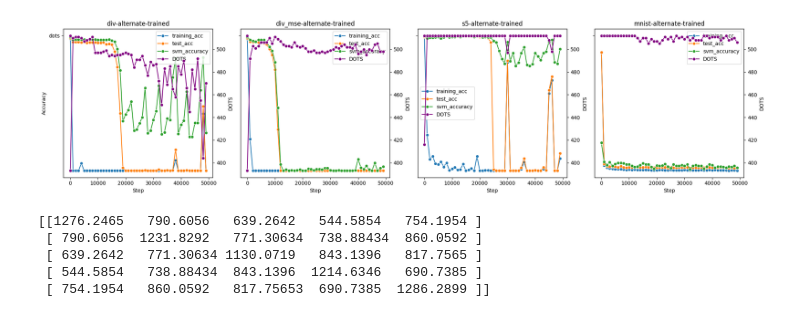
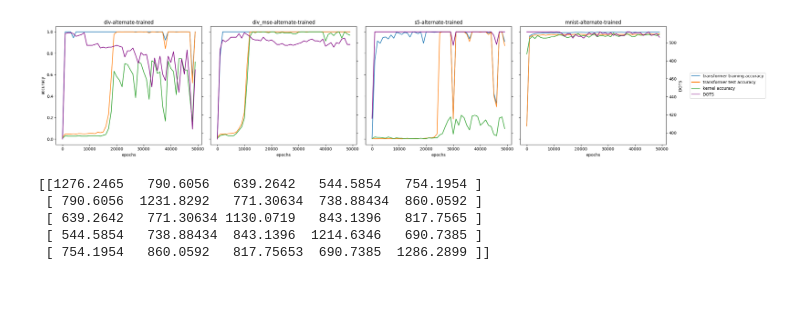
Before and after one commit to andylolu2/idiots, a Jupyter notebook: idiots/notebooks/plot_svm_dots_results.ipynb, the cells around one changed output. Saved outputs shown, nothing was run; the diff lists cells and outputs as text; code cells hidden in the pictures; blank space fills up the shorter version.

Commit message:
Add DOTS to graphs

```diff
--- a/idiots/notebooks/plot_svm_dots_results.ipynb
+++ b/idiots/notebooks/plot_svm_dots_results.ipynb
@@ -24,41 +24,55 @@ for experiment_name in experiment_names:
 # %%
 logs_base_path = "../../logs/"
 experiment_names = ["div-alternate-trained", "div_mse-alternate-trained", "s5-alternate-trained", "mnist-alternate-trained"]
 num_experiments = len(experiment_names)
 
-fig, axs = plt.subplots(1, num_experiments, figsize=(num_experiments * 5, 5), sharey=True)
+fig, axs = plt.subplots(1, num_experiments, figsize=(5 + num_experiments * 5, 5), sharey=True)
 
 for i, experiment_name in enumerate(experiment_names):
 
     checkpoint_dir = Path(logs_base_path, "results", f"{experiment_name}.json")
 
     with open(checkpoint_dir, "r") as json_file:
         df = pd.read_json(json_file)
 
     df["step"] = df.index * 1000
-    df1 = df[["step", "training_acc", "test_acc", "svm_accuracy"]]
-    df1 = df1.melt("step", var_name="type", value_name="Accuracy")
-
-    df2 = df[["step", "dots"]]
-    df2 = df2.melt("step", var_name="dots", value_name="DOTS")
 
     ax1 = axs[i]
     ax2 = ax1.twinx()
 
-    sns.lineplot(data=df1, x="step", y="Accuracy", hue="type", marker="o", ax=ax1)
-    ax1.set(title=experiment_name, xlabel="Step", ylabel="Accuracy")
+    sns.lineplot(data=df, x="step", y="training_acc", label="transformer training accuracy", ax=ax1)
+    sns.lineplot(data=df, x="step", y="test_acc", label="transformer test accuracy", ax=ax1)
+    sns.lineplot(data=df, x="step", y="svm_accuracy", label="kernel accuracy", ax=ax1)
+
+    ax1.set_xlabel("epochs")
+    ax1.set_ylabel("accuracy")
     ax1.set_ylim([-0.05, 1.05])
+    ax1.legend().set_visible(False)
 
-    # Dummy item for legend
-    sns.lineplot(df2["dots"][0], label="DOTS", marker="o", color="purple", ax=ax1)
+    sns.lineplot(data=df, x="step", y="dots", label="DOTS", color="purple", ax=ax2)
 
-    sns.lineplot(data=df2, x="step", y="DOTS", marker="o", color="purple", ax=ax2)
+    if i == len(experiment_names) - 1:
+      ax2.set_ylabel("DOTS")
+    else:
+      ax2.set_ylabel("")
+
     visual_buffer = (max_dots - min_dots) * 0.05
     ax2.set_ylim([min_dots - visual_buffer, max_dots + visual_buffer])
 
+    lines, labels = ax1.get_legend_handles_labels()
+    lines2, labels2 = ax2.get_legend_handles_labels()
+
+    if i == len(experiment_names) - 1:
+      ax2.legend(lines + lines2, labels + labels2, loc='center left', bbox_to_anchor=(1.15, 0.5))
+    else:
+      ax2.legend().set_visible(False)
+      ax2.tick_params(axis='y', which='both', labelright=False)
+
+    ax1.set_title(experiment_name)
+
 fig.tight_layout()
 # %% [output]
-[figure, old version]
+[figure, new version]
 # %%
 s5_checkpoint_dir = Path(logs_base_path, "results", "s5.json")
 
```
Also changed, not shown: 1 other file.
